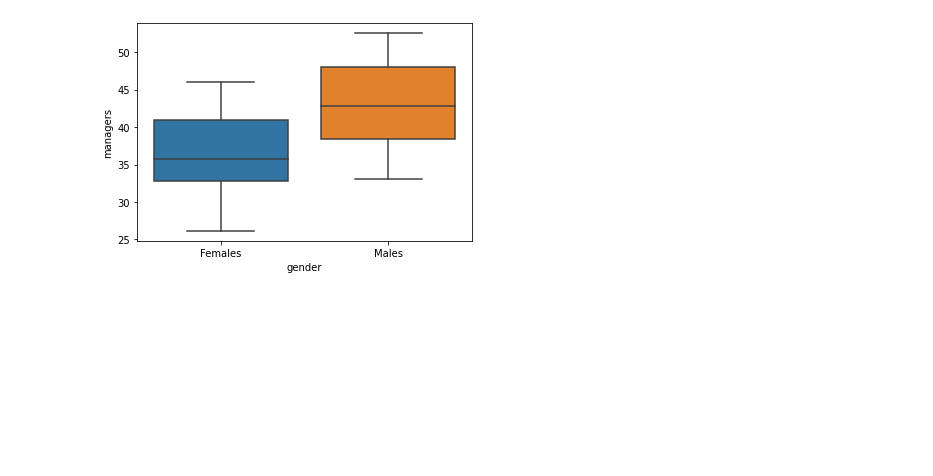
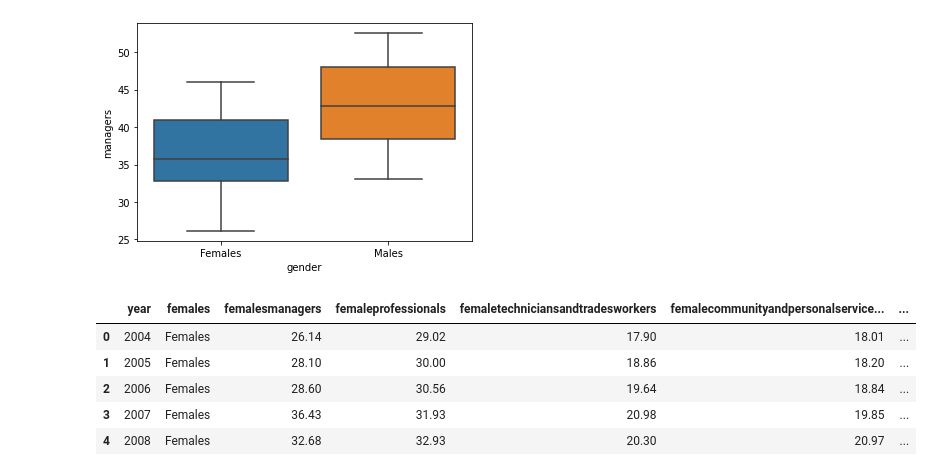
Before and after one commit to Preeti-Mathews-01/GENDER-WAGE-GAP-ANALYSIS, a Jupyter notebook: GENDER WAGE GAP ANALYSIS.ipynb, the cells around one changed output. Saved outputs shown, nothing was run; the diff lists cells and outputs as text; code cells hidden in the pictures; blank space fills up the shorter version.

```diff
--- a/GENDER WAGE GAP ANALYSIS.ipynb
+++ b/GENDER WAGE GAP ANALYSIS.ipynb
@@ -54,0 +57,10 @@ sns.boxplot(x='gender',y='managers',data = df) #boxplot based on the gender(male
+# %%
+df1 = pd.read_csv(r"C:\Users\preem\Desktop\DATA ANALYSIS\editedm_f.csv")
+df1.head()
+# %% [output]
+|  | year | females | femalesmanagers | femaleprofessionals | femaletechniciansandtradesworkers | femalecommunityandpersonalservice... | ... |
+| 0 | 2004 | Females | 26.14 | 29.02 | 17.90 | 18.01 | ... |
+| 1 | 2005 | Females | 28.10 | 30.00 | 18.86 | 18.20 | ... |
+| 2 | 2006 | Females | 28.60 | 30.56 | 19.64 | 18.84 | ... |
+| 3 | 2007 | Females | 36.43 | 31.93 | 20.98 | 19.85 | ... |
+| 4 | 2008 | Females | 32.68 | 32.93 | 20.30 | 20.97 | ... |
```
Also changed, not shown: parts of 5 cells of this notebook.
